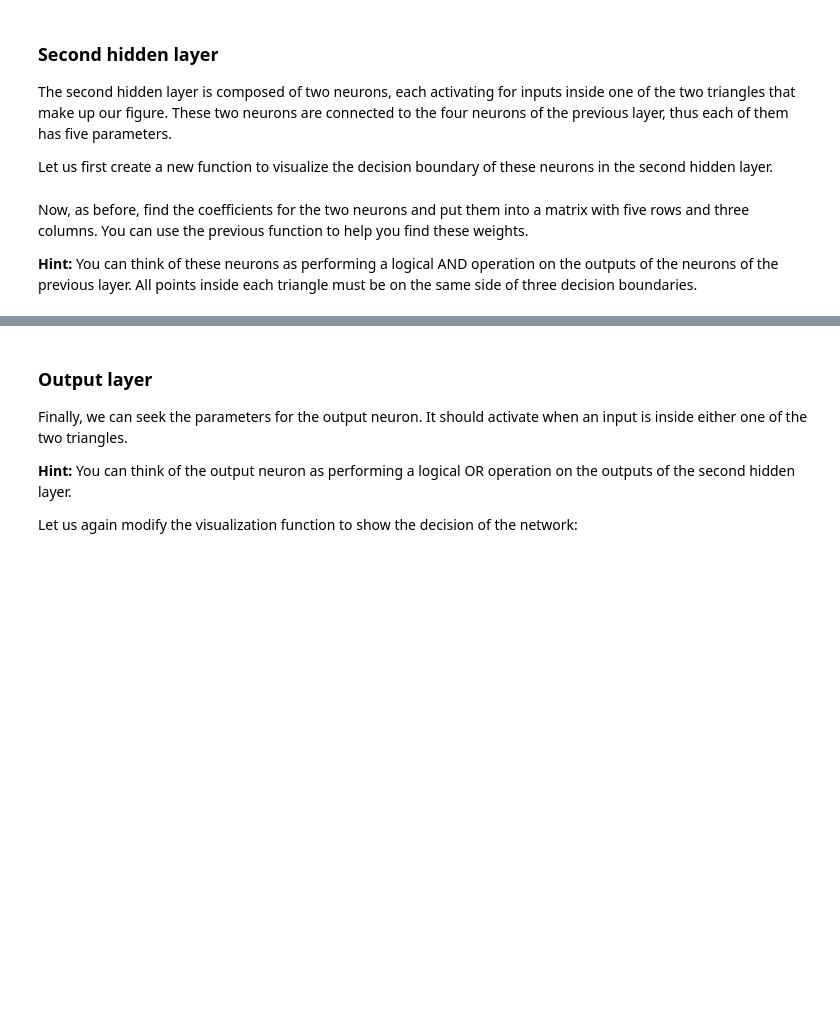
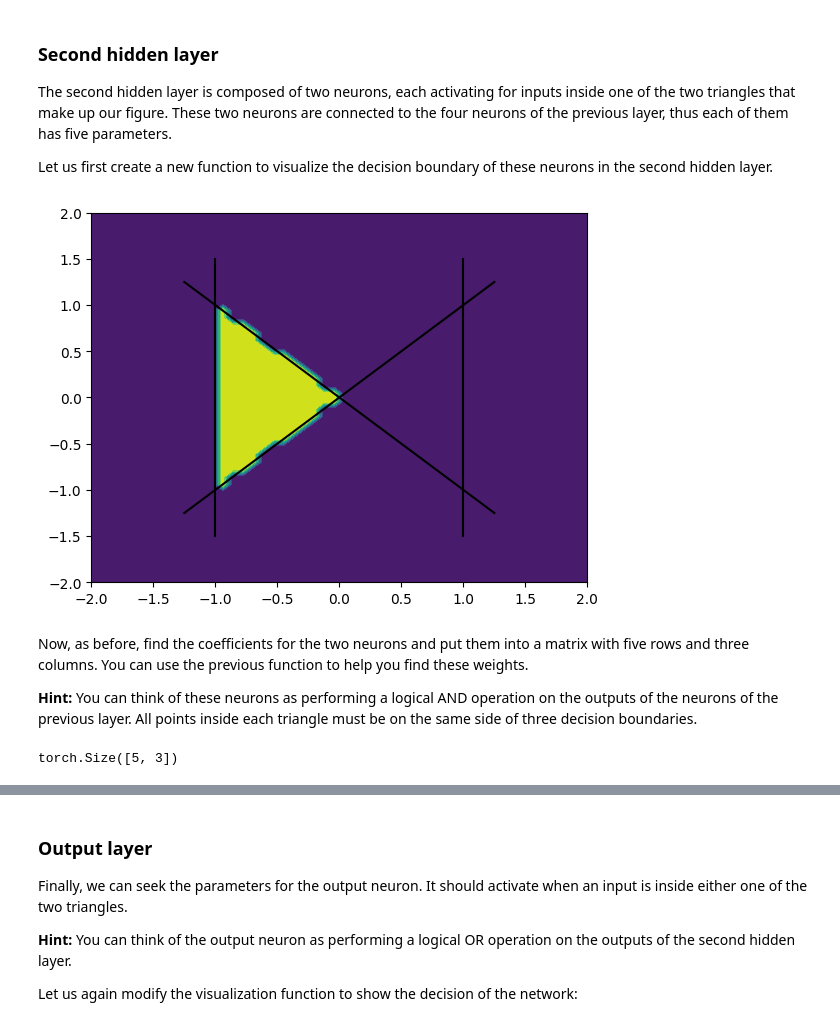
Before and after one commit to AnnikaBennemann/DeepLearningRUB, a Jupyter notebook: 02_lab_question.ipynb, the cells around one changed output, grey strips where cells are left out. Cells and saved outputs as stored; diff of their text form; code cells hidden in the pictures; blank space fills up the shorter version.

```diff
--- a/02_lab_question.ipynb
+++ b/02_lab_question.ipynb
@@ -129,6 +141,7 @@ each point of the grid:
 # %%
 
 hidden_1 = (
+    activation(data @ weights_1)
 # TODO compute the output of the first hidden layer using a matrix multiplication.
 )
 
@@ -140,3 +153,4 @@ print(hidden_1.shape[1] == 5)
 
 # and that the values are between zero and one
 print(float(torch.min(hidden_1)), float(torch.max(hidden_1)))
+print(hidden_1.shape)
@@ -151,14 +170,17 @@ neurons in the second hidden layer.
 # %%
 def plot_decision_boundary_second_hidden (
         a: int, b: int, c: int, d: int, e: int) -> None:
     """Take 5 weights for one hidden neuron and plot resulting decision boundary."""
     neuron_output = (
+        activation(hidden_1 @ torch.tensor([a,b,c,d,e], dtype= torch.float))
 # TODO compute the output of the neuron.
 # (The input is the result from the first layer)
     )
     plot_decision_boundary(grid_x, grid_y, neuron_output)
 
-plot_decision_boundary_second_hidden(-2, 3, -1, -3, 1)
+plot_decision_boundary_second_hidden(0, 0, 1, -1, -1)
+# %% [output]
+[figure, added]
 # %% [markdown]
 Now, as before, find the coefficients for the two neurons and put them into a matrix
 with five rows and three columns. You can use the previous function to help you find
@@ -168,9 +190,11 @@ these weights.
 outputs of the neurons of the previous layer. All points inside each triangle must be
 on the same side of three decision boundaries.
 # %%
-
+#
 weights_2 = torch.tensor([
     [1, 0, 0, 0, 0],   # bias neuron connected to the bias of the inputs
+    [-2,1,0,1,1], #rechtes Dreieck: müssen erfüllt sein 1,3,4 --> [1,0,1,1] da alle drei erfüllt sein muss die Summe 3 sein, somit ist die Schwelle über 2, Aktivierung über 0 also -2 bias
+    [0,0,1,-1,-1] #linkes Dreieck: müssen erfüllt sein 2, nicht 3, nicht 4 --> [0,1,-1,-1]  Summe ist also 1, Schwelle bei 0 passt also
 # TODO find the coefficients for the first neuron.
 # TODO find the coefficients for the second neuron.
 ], dtype=torch.float).T
@@ -178,5 +202,7 @@ weights_2 = torch.tensor([
 # This gives more readability when entering your weights manually.
 
 print(weights_2.shape)
+# %% [output]
+torch.Size([5, 3])
 # %%
 plot_decision_boundary_second_hidden(*weights_2[:, 1])
```
Also changed, not shown: parts of 16 cells of this notebook.
